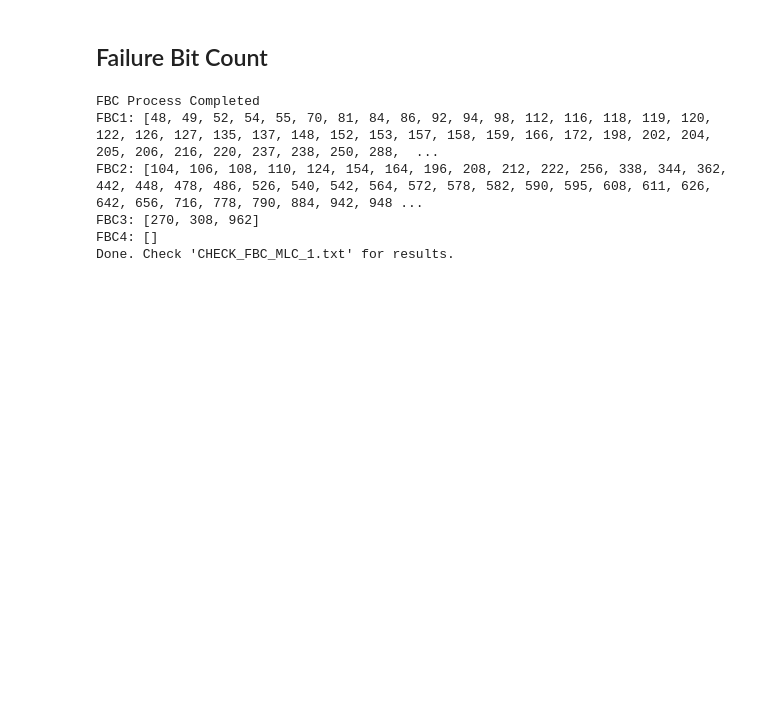
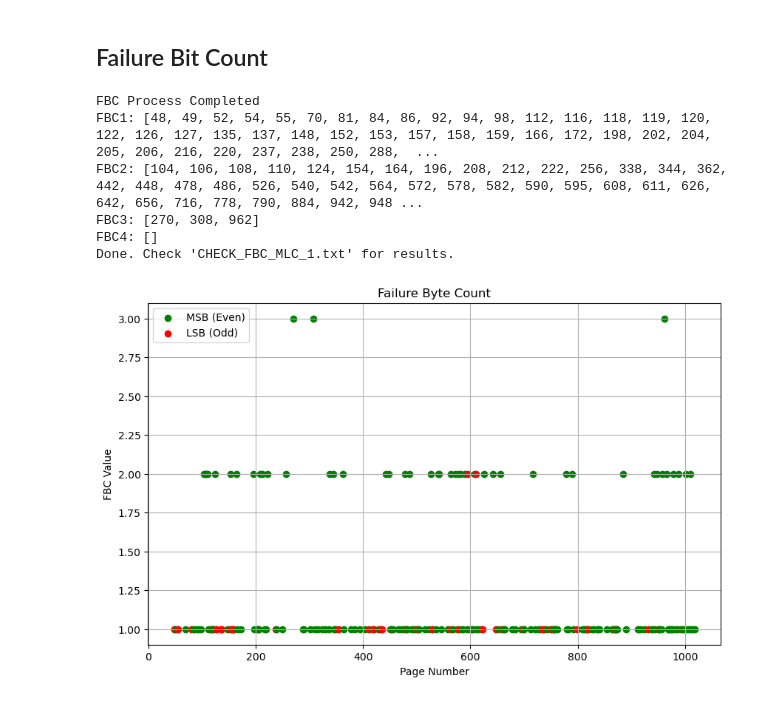
Before and after one commit to habib1710001/PyFlashFT-Python-Based-NAND-FLASH-Memory-Operations-with-FTDI-systems, a Jupyter notebook: PyFlashFT.ipynb, the cells around one changed output. Drawn from its saved outputs; the diff is of its cells as text; code cells hidden in the pictures; blank space fills up the shorter version.

Commit message:
Update: Failure bit count function ADDED: Count function for failing bits for Zero Programmed Pages

```diff
--- a/PyFlashFT.ipynb
+++ b/PyFlashFT.ipynb
@@ -609,3 +603,60 @@ FBC2: [104, 106, 108, 110, 124, 154, 164, 196, 208, 212, 222, 256, 338, 344, 362
 FBC3: [270, 308, 962]
 FBC4: []
 Done. Check 'CHECK_FBC_MLC_1.txt' for results.
+# %%
+import matplotlib.pyplot as plt
+
+fbc1_pages = [48, 49, 52, 54, 55, 70, 81, 84, 86, 92, 94, 98, 112, 116, 118, 119, 120, 122, 126, 127,
+              135, 137, 148, 152, 153, 157, 158, 159, 166, 172, 198, 202, 204, 205, 206, 216, 220,
+              237, 238, 250, 288, 290, 302, 310, 316, 324, 330, 336, 346, 348, 350, 355, 364, 378,
+              384, 394, 404, 411, 418, 421, 428, 431, 434, 435, 451, 452, 454, 456, 466, 472, 476,
+              480, 481, 482, 490, 494, 496, 500, 501, 504, 516, 522, 528, 529, 536, 546, 558, 563,
+              568, 576, 579, 584, 586, 594, 600, 602, 603, 606, 612, 614, 620, 623, 647, 652, 659,
+              660, 663, 664, 678, 684, 694, 699, 700, 712, 720, 728, 730, 735, 737, 742, 750, 751,
+              754, 756, 757, 758, 762, 780, 782, 792, 799, 808, 812, 814, 816, 818, 819, 826, 830,
+              836, 838, 840, 854, 864, 866, 868, 870, 871, 872, 874, 890, 912, 914, 918, 924, 931,
+              938, 940, 944, 950, 951, 952, 956, 968, 970, 972, 974, 976, 980, 984, 986, 992, 995,
+              996, 1000, 1006, 1008, 1012, 1014, 1018]
+fbc2_pages = [104, 106, 108, 110, 124, 154, 164, 196, 208, 212, 222, 256, 338, 344, 362, 442, 448,
+              478, 486, 526, 540, 542, 564, 572, 578, 582, 590, 595, 608, 611, 626, 642, 656, 716,
+              778, 790, 884, 942, 948, 958, 966, 978, 988, 1002, 1010]
+fbc3_pages = [270, 308, 962]
+fbc4_pages = []
+
+# Dictionary of FBC -> [page indices]
+fbc_dict = {
+    1: fbc1_pages,
+    2: fbc2_pages,
+    3: fbc3_pages,
+    4: fbc4_pages,
+}
+
+plt.figure(figsize=(10, 6))
+
+# Plot each page with the corresponding FBC
+for fbc_value, pages in fbc_dict.items():
+    for page in pages:
+        # Even page => cross marker (x), Odd page => circle (o)
+        marker_style = 'o' if page % 2 == 0 else 'o'
+        color = 'green' if page % 2 == 0 else 'red'
+        plt.scatter(page, fbc_value, c=color, marker=marker_style)
+
+# Create invisible points just for the legend
+#   - MSB (Even) => green 'x'
+#   - LSB (Odd)  => red 'o'
+plt.scatter([], [], c='green', marker='o', label='MSB (Even)')
+plt.scatter([], [], c='red', marker='o', label='LSB (Odd)')
+
+plt.legend()
+plt.title("Failure Byte Count")
+plt.xlabel("Page Number")
+plt.ylabel("FBC Value")
+plt.grid(True)
+
+# Save the figure with high resolution (e.g., 300 dpi)
+plt.savefig("Failure Byte Count.png", dpi=300, bbox_inches='tight')
+
+# Display the plot
+plt.show()
+# %% [output]
+[figure, added]
```
Also changed, not shown: parts of 9 cells of this notebook.
